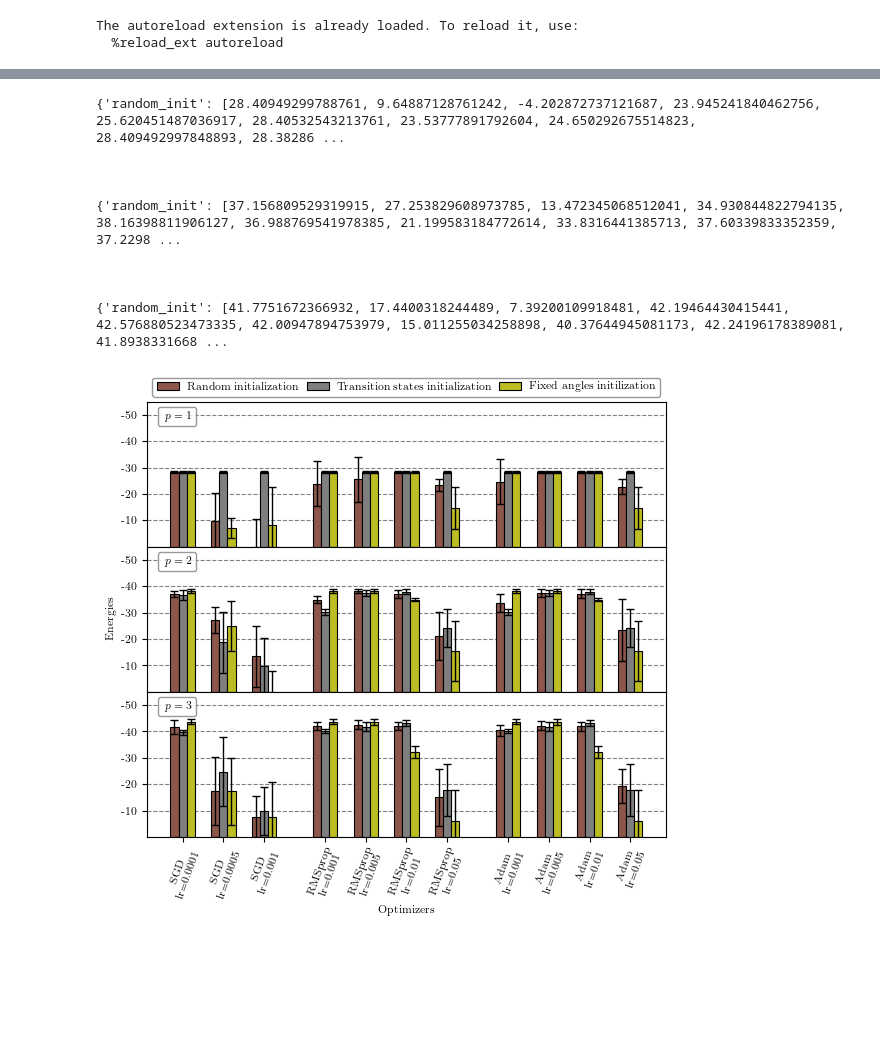
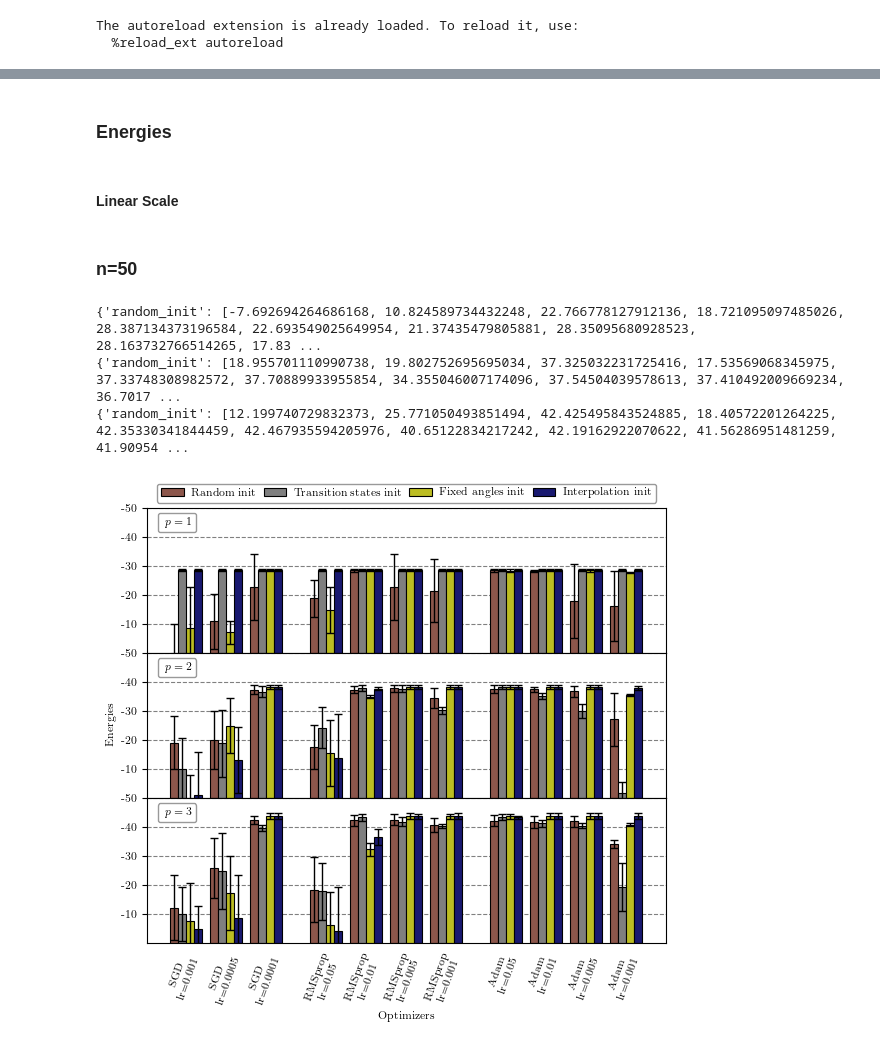
Before and after one commit to jernejrudifinzgar/qiro, a Jupyter notebook: Parameter_optimisation/remote/scripts/plotting.ipynb, the cells around one changed output, grey strips where cells are left out. Drawn from its saved outputs; the diff is of its cells as text; code cells hidden in the pictures; blank space fills up the shorter version.

```diff
--- a/Parameter_optimisation/remote/scripts/plotting.ipynb
+++ b/Parameter_optimisation/remote/scripts/plotting.ipynb
@@ -60,5 +60,5 @@ matplotlib.rcParams["mathtext.fontset"] = "stix"
 The autoreload extension is already loaded. To reload it, use:
   %reload_ext autoreload
 # %%
-with open(f'../data/nodes_{100}_reg_{3}_graph_{0}_opt_Adam_lr_{0.005}_2.pkl', 'rb') as file:
+with open(f'../data/nodes_{100}_reg_{3}_graph_{0}_opt_Adam_lr_{0.005}_v2.pkl', 'rb') as file:
     data = pickle.load(file)
@@ -67,3 +85,7 @@ data
+# %% [markdown]
+### Energies
+# %% [markdown]
+#### Linear Scale
 # %%
 def get_results(optimizer, p, initialization, learning_rate, n):
     graphs=[i for i in range(10)]
@@ -72,19 +94,21 @@ def get_results(optimizer, p, initialization, learning_rate, n):
 
     for graph in graphs:
         #print(n)
-        with open(f'../data/nodes_{n}_reg_{regularity}_graph_{graph}_opt_{optimizer}_lr_{learning_rate}.pkl', 'rb') as file:
+        with open(f'../data/nodes_{n}_reg_{regularity}_graph_{graph}_opt_{optimizer}_lr_{learning_rate}_v2.pkl', 'rb') as file:
             data = pickle.load(file)
         energy = data[initialization][f'p={p}']['energy']
         energies_list.append(energy)
 
     return np.mean(energies_list), np.std(energies_list)
+# %% [markdown]
+### n=50
 # %%
 optimizers = ['SGD', 'RMSprop', 'Adam']
 ps = [1, 2, 3]
-n = 200
-initializations = ['random_init', 'transition_states', 'fixed_angles_optimization']
+n = 50
+initializations = ['random_init', 'transition_states', 'fixed_angles_optimization', 'interpolation']
 
-colors=['tab:blue', 'tab:orange', 'tab:green', 'tab:red', 'tab:purple', 'tab:pink', 'tab:brown', 'tab:grey', 'tab:olive', 'tab:cyan',  'tab:cyan']
+colors=['tab:blue', 'tab:orange', 'tab:green', 'tab:red', 'tab:purple', 'tab:pink', 'tab:brown', 'tab:grey', 'tab:olive', 'midnightblue', 'tab:cyan']
 width = 0.2
 multiplier = 0
 
@@ -104,67 +128,67 @@ for p in ps:
 
         for optimizer in optimizers:
                 if optimizer == 'SGD':
-                    learning_rates = [0.0001, 0.0005, 0.001]
+                    learning_rates = [0.001, 0.0005, 0.0001]
                 elif optimizer == 'RMSprop':
-                    learning_rates = [0.001, 0.005, 0.01, 0.05]
+                    learning_rates = [0.05, 0.01, 0.005, 0.001]
                 elif optimizer == 'Adam':
-                    learning_rates = [0.001, 0.005, 0.01, 0.05]
+                    learning_rates = [0.05, 0.01, 0.005, 0.001]
 
                 for learning_rate in learning_rates:
                     mean, error = get_results(optimizer, p, initialization, learning_rate, n)
                     data_dic[str(initialization)].append(-mean)
                     error_dic[str(initialization)].append(error)
+
                     labels.append(f'{optimizer}\nlr={learning_rate}')
     print(data_dic)
 
-    for key, item in data_dic.items():
-        print()
     for attribute, measurement in data_dic.items():
         offset = width * multiplier
-        rects = axs[p-1].bar([0+ offset, 1+ offset, 2+ offset, 3.5+ offset, 4.5+ offset, 5.5+ offset, 6.5+ offset, 8+ offset, 9+ offset, 10+ offset, 11+ offset], measurement, width, edgecolor = 'black', linewidth=0.8, yerr = error_dic[attribute], error_kw=dict(lw=1, ecolor='black', capthick=1, capsize = 3), color=colors[6+multiplier], alpha=1, label=f'{attribute}', bottom = 0.00001)
+        rects = axs[p-1].bar([0+ offset, 1+ offset, 2+ offset, 3.5+ offset, 4.5+ offset, 5.5+ offset, 6.5+ offset, 8+ offset, 9+ offset, 10+ offset, 11+ offset], measurement, width, edgecolor = 'black', linewidth=0.8, yerr = error_dic[attribute], error_kw=dict(lw=1, ecolor='black', capthick=1, capsize = 3), color=colors[6+multiplier], alpha=1, label=f'{attribute}', bottom = 0.00000001)
         multiplier += 1
 
 for ax in axs:
     ax.label_outer()
     ax.set_xlabel('Optimizers')
     #ax.set_yscale('logit')
     #ax1.gca()
     #ax.yaxis.set_ticklabels([])
-    ax.set_ylim(bottom=0., top=55)
     ax.set_yticks(major_yticks_pos, major_yticks_names)
+    if n ==50:
+        ax.set_ylim(bottom=0., top=50)
+    elif n ==100:
+        ax.set_ylim(bottom=0., top=92)
+    elif n ==150:
+        ax.set_ylim(bottom=0., top=150)
+    elif n ==200:
+        ax.set_ylim(bottom=0., top=200)
 
     #ax.set_yticks(major_yticks_pos, major_yticks_names)
-   # ax.set_yticks(minor_yticks_pos, minor_ticks_names, minor=True)
+    #ax.set_yticks(minor_yticks_pos, minor_ticks_names, minor=True)
     ax.set_axisbelow(True)
     ax.yaxis.grid(color='gray', linestyle='dashed')
 
 axs[1].set_ylabel('Energies', y = 0.5)
 axs[2].set_xticks([0+ width, 1+ width, 2+ width, 3.5+ width, 4.5+ width, 5.5+ width, 6.5+ width, 8+ width, 9+ width, 10+ width, 11+ width], labels, rotation=70)
+axs[2].tick_params(bottom = False)
 
 legend_element = [Line2D([0], [0], marker='.', color='w', label='$p = 1$',
                           markerfacecolor='g', markersize=0)]
-
 axs[0].legend(handles=legend_element, edgecolor = 'grey', facecolor=(1, 1, 1, 1), handletextpad=-1.8, loc='upper left', bbox_to_anchor=(0.01, 1.))
 legend_element = [Line2D([0], [0], marker='.', color='w', label='$p=2$',
                           markerfacecolor='g', markersize=0)]
 axs[1].legend(handles=legend_element, edgecolor = 'grey', facecolor=(1, 1, 1, 1), handletextpad=-1.8, loc='upper left', bbox_to_anchor=(0.01, 1.))
 legend_element = [Line2D([0], [0], marker='.', color='w', label='$p=3$',
                           markerfacecolor='g', markersize=0)]
 l1 = plt.legend(handles=legend_element, edgecolor = 'grey', facecolor=(1, 1, 1, 1), handletextpad=-1.8, loc = 'upper left', fancybox=True, bbox_to_anchor=(0.01, 1.))
 axs[2].add_artist(l1)
-plt.legend(labels = ['Random initialization', 'Transition states initialization', 'Fixed angles initilization'], bbox_to_anchor=(0.5, 3.1), loc = 'center', ncols = 3, edgecolor = 'grey', facecolor='white', columnspacing = 0.7, handletextpad = 0.7)
+plt.legend(labels = ['Random init', 'Transition states init', 'Fixed angles init', 'Interpolation init'], bbox_to_anchor=(0.5, 3.1), loc = 'center', ncols = 4, edgecolor = 'grey', facecolor='white', columnspacing = 0.7, handletextpad = 0.7)
 
 
 
 plt.show()
 # %% [output]
-{'random_init': [28.40949299788761, 9.64887128761242, -4.202872737121687, 23.945241840462756, 25.620451487036917, 28.40532543213761, 23.53777891792604, 24.650292675514823, 28.409492997848893, 28.38286 ...
-
-
-
-{'random_init': [37.156809529319915, 27.253829608973785, 13.472345068512041, 34.930844822794135, 38.16398811906127, 36.988769541978385, 21.199583184772614, 33.8316441385713, 37.60339833352359, 37.2298 ...
-
-
-
-{'random_init': [41.7751672366932, 17.4400318244489, 7.39200109918481, 42.19464430415441, 42.576880523473335, 42.00947894753979, 15.011255034258898, 40.37644945081173, 42.24196178389081, 41.8938331668 ...
+{'random_init': [-7.692694264686168, 10.824589734432248, 22.766778127912136, 18.721095097485026, 28.387134373196584, 22.693549025649954, 21.37435479805881, 28.35095680928523, 28.163732766514265, 17.83 ...
+{'random_init': [18.955701110990738, 19.802752695695034, 37.325032231725416, 17.53569068345975, 37.33748308982572, 37.70889933955854, 34.355046007174096, 37.54504039578613, 37.410492009669234, 36.7017 ...
+{'random_init': [12.199740729832373, 25.771050493851494, 42.425495843524885, 18.40572201264225, 42.35330341844459, 42.467935594205976, 40.65122834217242, 42.19162922070622, 41.56286951481259, 41.90954 ...
-[figure, old version]
+[figure, new version]
```
Also changed, not shown: parts of 17 cells of this notebook, 8 other files.
